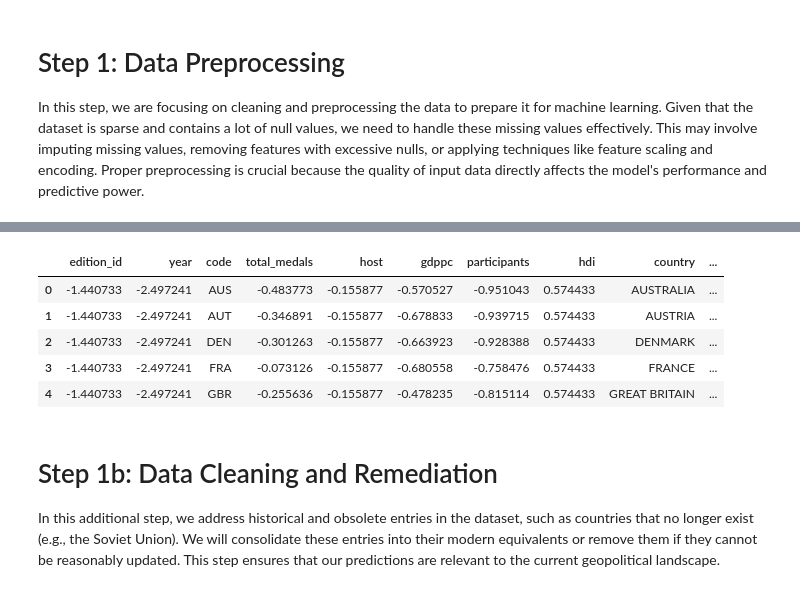
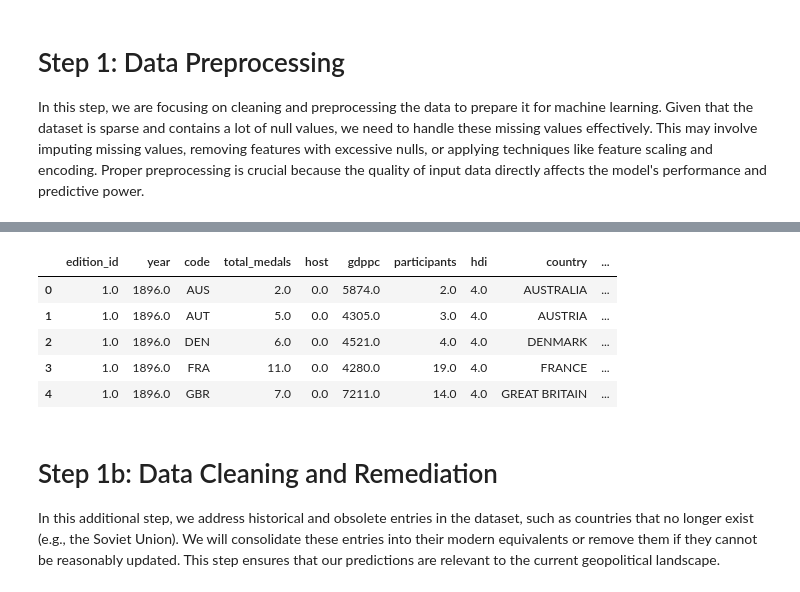
Before and after one commit to ahakobia/JHU_Colossus, a Jupyter notebook: modeling.ipynb, the cells around one changed output, grey strips where cells are left out. Saved outputs shown, nothing was run; the diff lists cells and outputs as text; code cells hidden in the pictures.

```diff
--- a/modeling.ipynb
+++ b/modeling.ipynb
@@ -23,7 +23,7 @@ Train on Historical Data:
 data = pd.read_csv('Final Dataset/FINAL_DATA.csv')
 
 data = data[data['year'] < 2024]
-
+data = data.drop([76, 224, 225])
 data.head()
 # %% [output]
 |  | edition_id | year | code | total_medals | host | gdppc | participants | hdi | country | ... |
@@ -63,19 +63,16 @@ In this step, we are focusing on cleaning and preprocessing the data to prepare
 # Handling missing values
 # 1. Drop columns with more than 50% missing values
 threshold = len(data) * 0.5
-data = data.dropna(thresh=threshold, axis=1)
+data_clean = data.dropna(thresh=threshold, axis=1).copy()
 
 # 2. Impute remaining missing values with the median (for numerical) or most frequent (for categorical)
+# Exclude the 'total_medals' column from imputation
+numeric_features = data_clean.select_dtypes(include=[float, int]).columns.tolist()
+numeric_features.remove('total_medals')  # Remove target column from the list
+
 imputer = SimpleImputer(strategy='median')
-data[data.select_dtypes(include=[float, int]).columns] = imputer.fit_transform(data.select_dtypes(include=[float, int]))
+data_clean[numeric_features] = imputer.fit_transform(data_clean[numeric_features])
 
+# Impute categorical features
 imputer = SimpleImputer(strategy='most_frequent')
-data[data.select_dtypes(include=[object]).columns] = imputer.fit_transform(data.select_dtypes(include=[object]))
-
-# 3. Standardize the numerical features
-scaler = StandardScaler()
-data[data.select_dtypes(include=[float, int]).columns] = scaler.fit_transform(data.select_dtypes(include=[float, int]))
-
-# Display the cleaned data
-print("Cleaned Data Overview:")
-data.info()
+data_clean[data_clean.select_dtypes(include=[object]).columns] = imputer.fit_transform(data_clean.select_dtypes(include=[object]))
@@ -100,12 +79,12 @@ memory usage: 316.2+ KB
 # %%
-data.head()
+data_clean.head()
 # %% [output]
 |  | edition_id | year | code | total_medals | host | gdppc | participants | hdi | country | ... |
-| 0 | -1.440733 | -2.497241 | AUS | -0.483773 | -0.155877 | -0.570527 | -0.951043 | 0.574433 | AUSTRALIA | ... |
-| 1 | -1.440733 | -2.497241 | AUT | -0.346891 | -0.155877 | -0.678833 | -0.939715 | 0.574433 | AUSTRIA | ... |
-| 2 | -1.440733 | -2.497241 | DEN | -0.301263 | -0.155877 | -0.663923 | -0.928388 | 0.574433 | DENMARK | ... |
-| 3 | -1.440733 | -2.497241 | FRA | -0.073126 | -0.155877 | -0.680558 | -0.758476 | 0.574433 | FRANCE | ... |
-| 4 | -1.440733 | -2.497241 | GBR | -0.255636 | -0.155877 | -0.478235 | -0.815114 | 0.574433 | GREAT BRITAIN | ... |
+| 0 | 1.0 | 1896.0 | AUS | 2.0 | 0.0 | 5874.0 | 2.0 | 4.0 | AUSTRALIA | ... |
+| 1 | 1.0 | 1896.0 | AUT | 5.0 | 0.0 | 4305.0 | 3.0 | 4.0 | AUSTRIA | ... |
+| 2 | 1.0 | 1896.0 | DEN | 6.0 | 0.0 | 4521.0 | 4.0 | 4.0 | DENMARK | ... |
+| 3 | 1.0 | 1896.0 | FRA | 11.0 | 0.0 | 4280.0 | 19.0 | 4.0 | FRANCE | ... |
+| 4 | 1.0 | 1896.0 | GBR | 7.0 | 0.0 | 7211.0 | 14.0 | 4.0 | GREAT BRITAIN | ... |
 # %% [markdown]
 # Step 1b: Data Cleaning and Remediation
 
```
Also changed, not shown: parts of 34 cells of this notebook.
